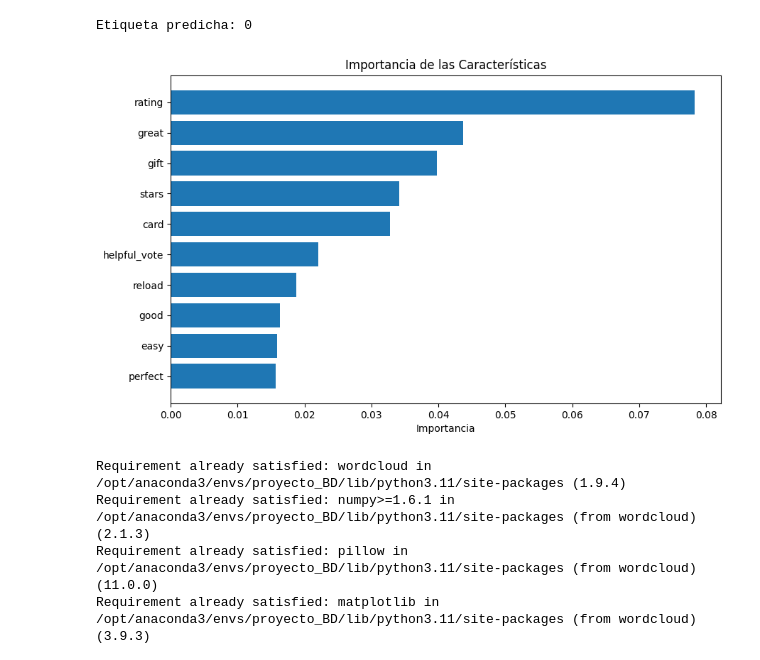
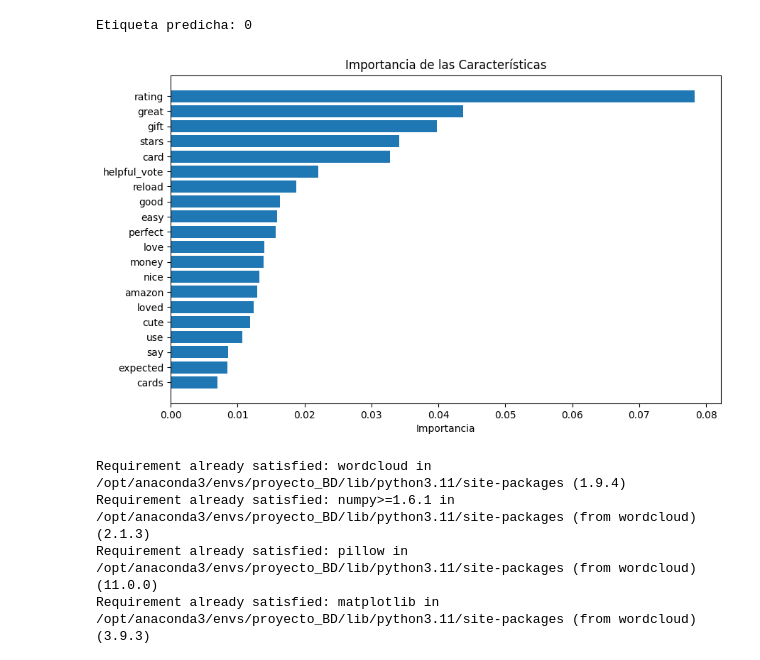
Before and after one commit to JoseChachi/amazon-recommender-system, a Jupyter notebook: notebook.ipynb, the cells around one changed output. Saved outputs shown, nothing was run; the diff lists cells and outputs as text; code cells hidden in the pictures.

```diff
--- a/notebook.ipynb
+++ b/notebook.ipynb
@@ -696,24 +696,22 @@ Etiqueta predicha: 0
 # %%
 import matplotlib.pyplot as plt
 import seaborn as sns
 
 importances = best_model.feature_importances_
 features = vectorizer.get_feature_names_out().tolist() + ['rating', 'helpful_vote', 'verified_purchase']
 
-# Ordenar características por importancia
 sorted_indices = np.argsort(importances)[::-1]
-top_n = 10  # Número de características más importantes
+top_n = 20
 
-# Crear un gráfico de barras
 plt.figure(figsize=(10, 6))
 plt.barh(range(top_n), np.array(importances)[sorted_indices[:top_n]])
 plt.yticks(range(top_n), np.array(features)[sorted_indices[:top_n]])
 plt.gca().invert_yaxis()
 plt.title("Importancia de las Características")
 plt.xlabel("Importancia")
 plt.show()
 # %% [output]
-[figure, old version]
+[figure, new version]
 # %%
 pip install wordcloud
 # %% [output]
```
Also changed, not shown: parts of 1 cell of this notebook.
